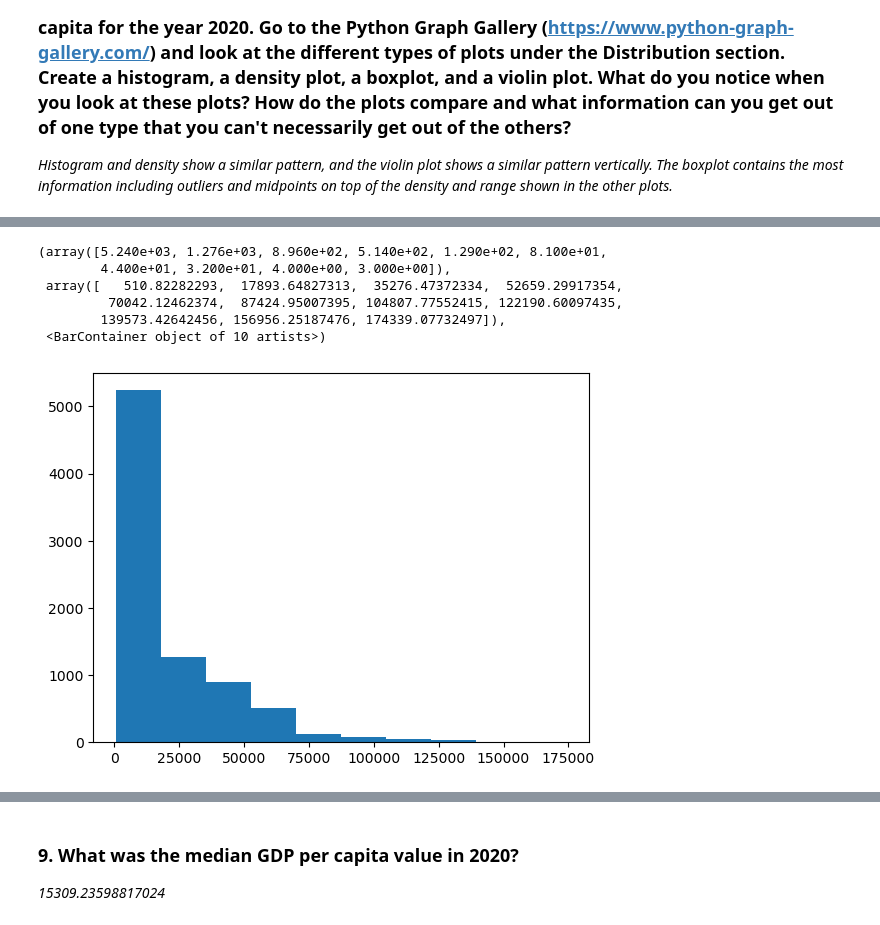
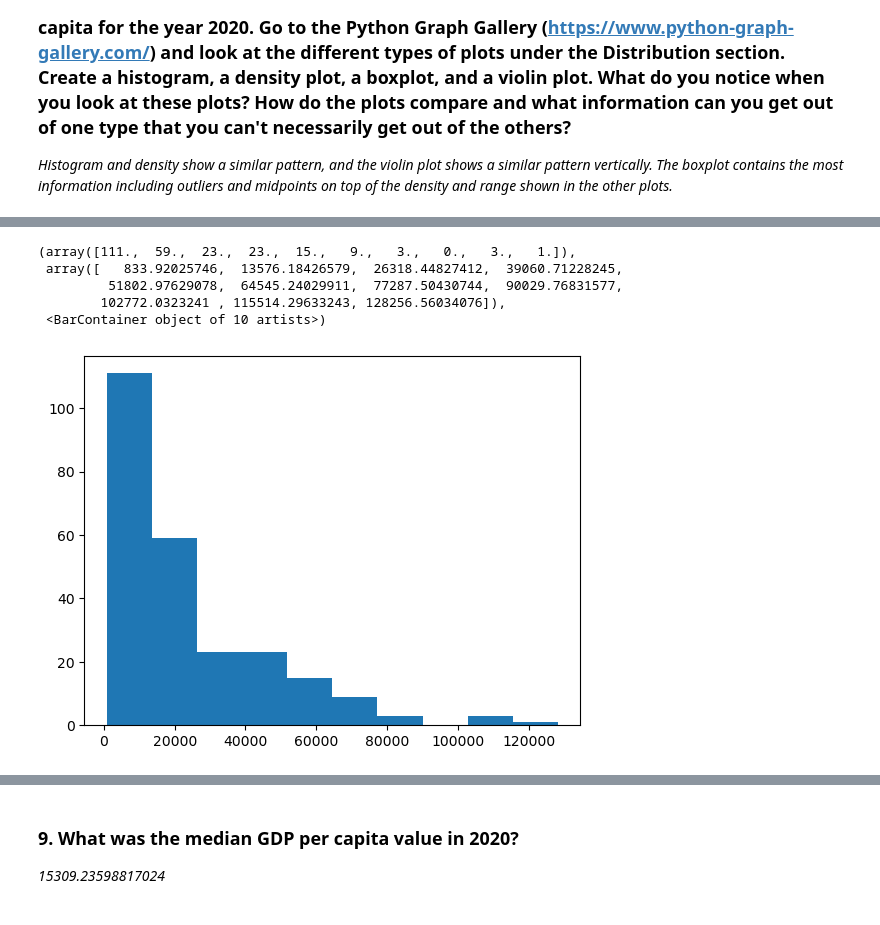
Before and after one commit to NewForce-Cohort-11-Data/gdp-and-internet-usage-kjaques, a Jupyter notebook: notebooks/un_gdp_and_internet_use_project.ipynb, the cells around one changed output, grey strips where cells are left out. Saved outputs shown, nothing was run; the diff lists cells and outputs as text; code cells hidden in the pictures.

```diff
--- a/notebooks/un_gdp_and_internet_use_project.ipynb
+++ b/notebooks/un_gdp_and_internet_use_project.ipynb
@@ -148,11 +173,10 @@ Name: count, dtype: int64
 # %%
-plt.hist(gdp_df.GDP_Per_Capita)
+plt.hist(gdp_2020.GDP_Per_Capita)
 # %% [output]
-(array([5.240e+03, 1.276e+03, 8.960e+02, 5.140e+02, 1.290e+02, 8.100e+01,
-        4.400e+01, 3.200e+01, 4.000e+00, 3.000e+00]),
- array([   510.82282293,  17893.64827313,  35276.47372334,  52659.29917354,
-         70042.12462374,  87424.95007395, 104807.77552415, 122190.60097435,
-        139573.42642456, 156956.25187476, 174339.07732497]),
+(array([111.,  59.,  23.,  23.,  15.,   9.,   3.,   0.,   3.,   1.]),
+ array([   833.92025746,  13576.18426579,  26318.44827412,  39060.71228245,
+         51802.97629078,  64545.24029911,  77287.50430744,  90029.76831577,
+        102772.0323241 , 115514.29633243, 128256.56034076]),
  <BarContainer object of 10 artists>)
-[figure, old version]
+[figure, new version]
 # %%
```
Also changed, not shown: parts of 19 cells of this notebook.
